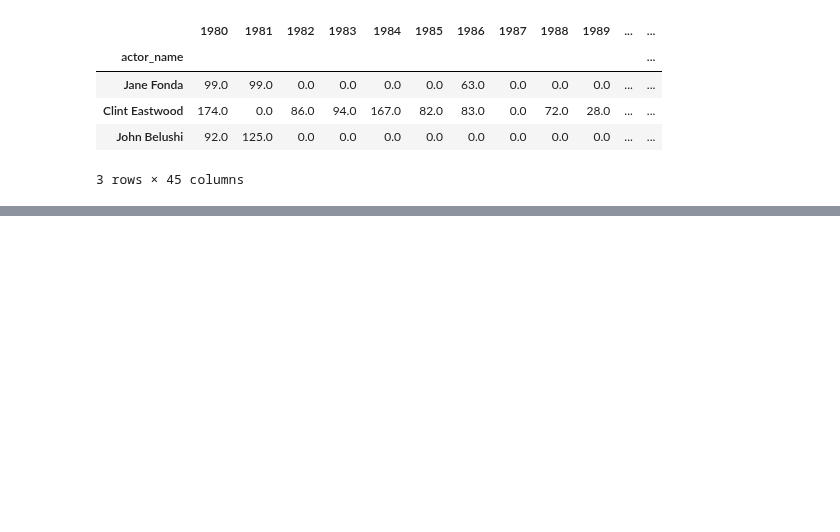
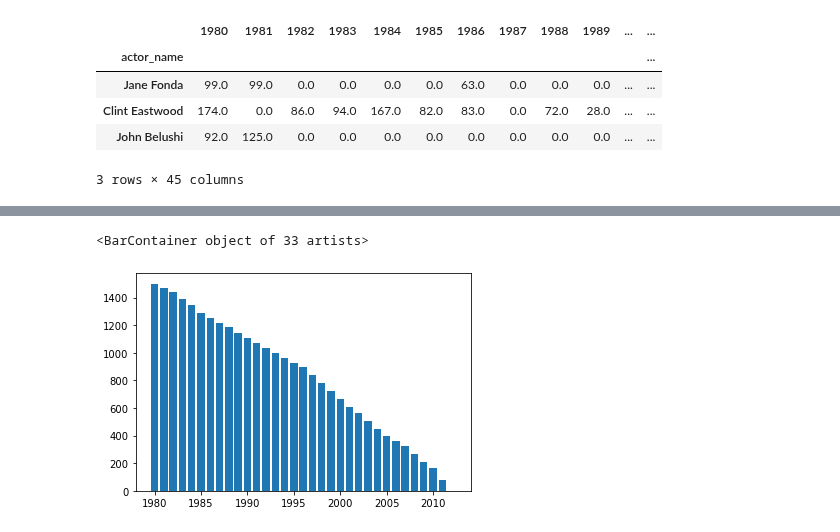
Before and after one commit to epfl-ada/ada-2022-project-dadalife, a Jupyter notebook: score_computation.ipynb, the cells around one changed output, grey strips where cells are left out. Cells and saved outputs as stored; diff of their text form; code cells hidden in the pictures; blank space fills up the shorter version.

```diff
--- a/score_computation.ipynb
+++ b/score_computation.ipynb
@@ -147,0 +259,10 @@ df_numbers_yearly[1980] = df_numbers_cum['1980']
+# %%
+nb_new_actors = dict()
+for y in df_yearly_decayed.columns[1:]:
+    nb = (df_yearly_decayed[y]==0).sum()
+    nb_new_actors.update({y: nb})
+# %%
+plt.bar(nb_new_actors.keys(), nb_new_actors.values())
+# %% [output]
+<BarContainer object of 33 artists>
+[figure, added]
```
Also changed, not shown: parts of 35 cells of this notebook, 6 other files.
